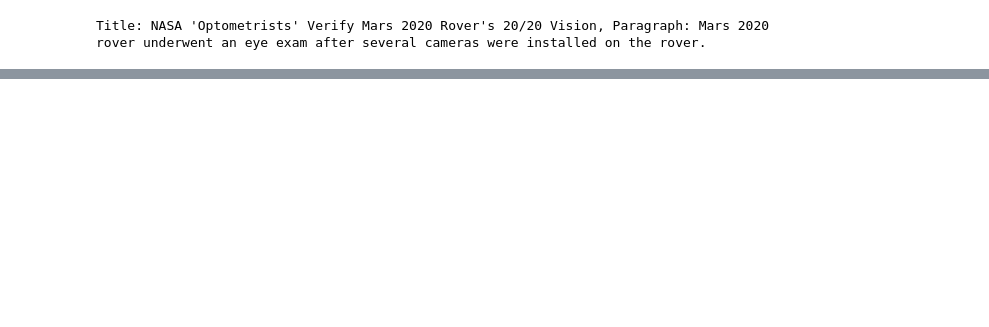
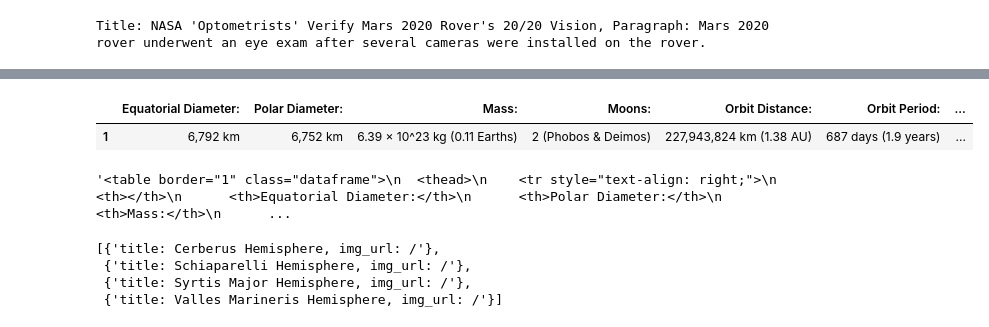
Before and after one commit to barbercummings/Homework-10, a Jupyter notebook: mission_to_mars.ipynb, the cells around one changed output, grey strips where cells are left out. Drawn from its saved outputs; the diff is of its cells as text; code cells hidden in the pictures; blank space fills up the shorter version.

```diff
--- a/mission_to_mars.ipynb
+++ b/mission_to_mars.ipynb
@@ -68,0 +107,6 @@ featured_image_url
+# %%
+url_4 = 'https://space-facts.com/mars/'
+browser.visit(url_4)
+# %%
+tables = pd.read_html(url_4)
+tables
@@ -68,0 +131,20 @@ featured_image_url
+# %%
+df = tables[1]
+# df.columns = ['Equatorial Diameter', 'Polar Diameter', 'Mass', 'Moons',
+#               'Orbital Distance', 'Orbit Period', 'Surface Temperature', 'First Record',
+#               'Recorded By']
+# df.head(10)
+df = df.transpose()
+# %%
+header = df.iloc[0] #grab the first row for the header
+df = df[1:] #take the data less the header row
+df.columns = header #set the header row as the df heade
+df
+# %% [output]
+|  | Equatorial Diameter: | Polar Diameter: | Mass: | Moons: | Orbit Distance: | Orbit Period: | ... |
+| 1 | 6,792 km | 6,752 km | 6.39 × 10^23 kg (0.11 Earths) | 2 (Phobos & Deimos) | 227,943,824 km (1.38 AU) | 687 days (1.9 years) | ... |
+# %%
+html_table = df.to_html()
+html_table
+# %% [output]
+'<table border="1" class="dataframe">\n  <thead>\n    <tr style="text-align: right;">\n      <th></th>\n      <th>Equatorial Diameter:</th>\n      <th>Polar Diameter:</th>\n      <th>Mass:</th>\n      ...
@@ -68,0 +164,24 @@ featured_image_url
+# %%
+executable_path = {'executable_path': 'chromedriver.exe'}
+browser = Browser('chrome', **executable_path, headless=False)
+url_5 = 'https://astrogeology.usgs.gov/search/results?q=hemisphere+enhanced&k1=target&v1=Mars'
+hemis = ['Cerberus Hemisphere', 'Schiaparelli Hemisphere',
+        'Syrtis Major Hemisphere', 'Valles Marineris Hemisphere']
+
+hemisphare_titles = []
+
+for name in hemis:
+    browser.visit(url_5)
+    browser.click_link_by_partial_text(f'{name} Enhanced')
+    ul = soup.find('ul')
+    li = ul.find('li')
+    a = li.find('a')
+    img_url = a['href']
+    hemisphare_titles.append({f'title: {name}, img_url: {img_url}'})
+
+hemisphare_titles
+# %% [output]
+[{'title: Cerberus Hemisphere, img_url: /'},
+ {'title: Schiaparelli Hemisphere, img_url: /'},
+ {'title: Syrtis Major Hemisphere, img_url: /'},
+ {'title: Valles Marineris Hemisphere, img_url: /'}]
```
Also changed, not shown: parts of 24 cells of this notebook.
